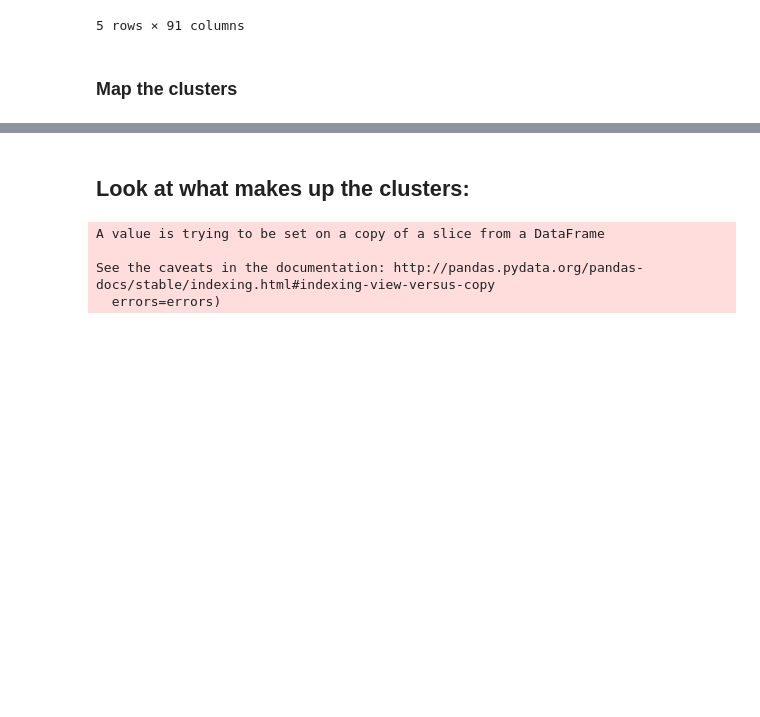
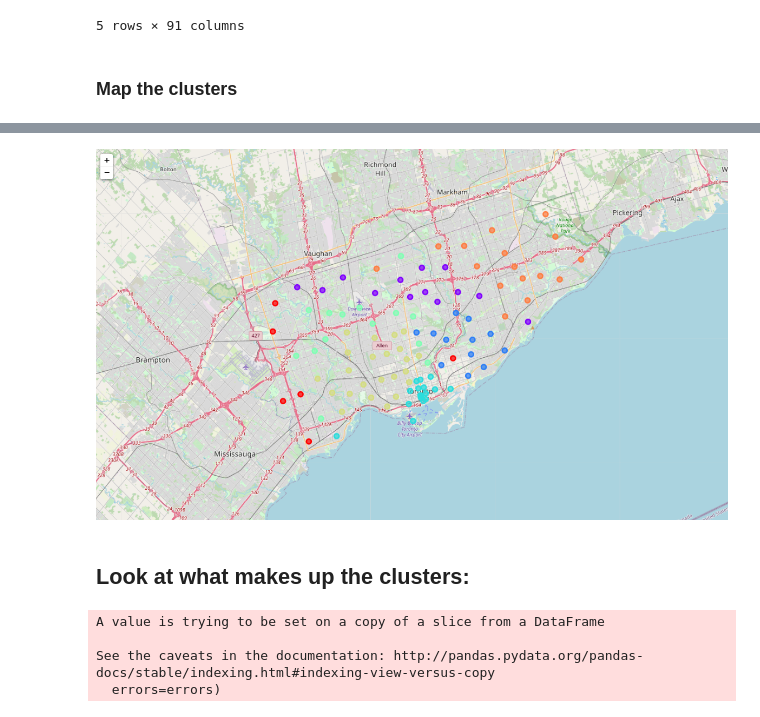
Before and after one commit to RossDesu/Coursera_Capstone, a Jupyter notebook: assignments/Capstone Project - Week 2 (Part 3).ipynb, the cells around one changed output, grey strips where cells are left out. Cells and saved outputs as stored; diff of their text form; code cells hidden in the pictures; blank space fills up the shorter version.

Commit message:
Added folium screenshot to assignment as folium isn't natively supported by github

```diff
--- a/assignments/Capstone Project - Week 2 (Part 3).ipynb
+++ b/assignments/Capstone Project - Week 2 (Part 3).ipynb
@@ -250,6 +250,11 @@ for lat, lon, poi, cluster in zip(toronto_df['latitude'], toronto_df['longitude'
 map_clusters
 # %% [output]
 [interactive output not drawn]
+# %%
+#Open screenshot of created folium map as github doesn't display the map but it is created by the code
+Image('folium_toronto_restaurant_clusters.png')
+# %% [output]
+[figure, added]
 # %% [markdown]
 ## Look at what makes up the clusters:
 # %%
```
Also changed, not shown: parts of 6 cells of this notebook.
